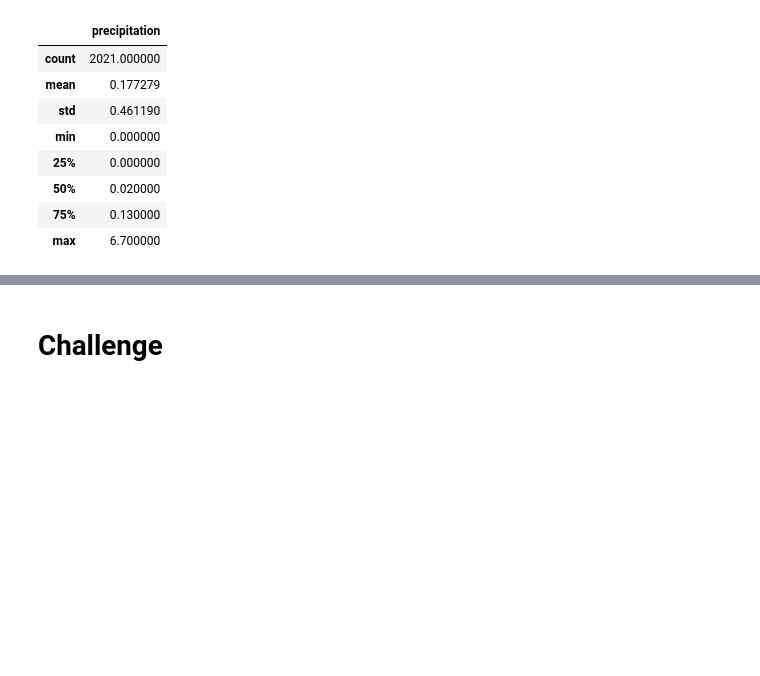
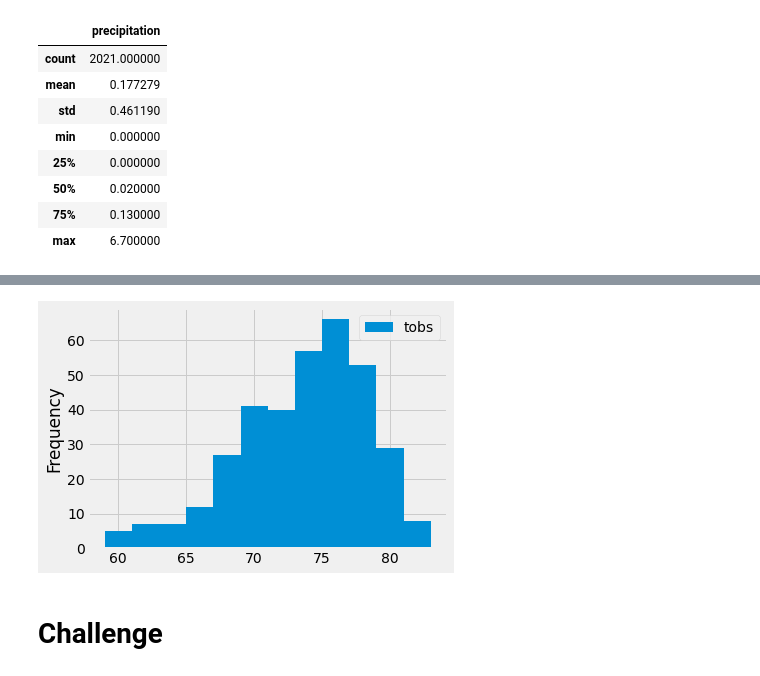
Before and after one commit to ranger9103/surfs_up, a Jupyter notebook: climate_analysis.ipynb, the cells around one changed output, grey strips where cells are left out. Drawn from its saved outputs; the diff is of its cells as text; code cells hidden in the pictures; blank space fills up the shorter version.

```diff
--- a/climate_analysis.ipynb
+++ b/climate_analysis.ipynb
@@ -164,3 +185,7 @@ df.describe()
 # %%
 # Choose the station with the highest number of temperature observations.
 # Query the last 12 months of temperature observation data for this station and plot the results as a histogram
+results = session.query(Measurement.tobs).\
+filter(Measurement.station == 'USC00519281').\
+filter(Measurement.date >= prev_year).all()
+print(results)
@@ -166,0 +194,4 @@ df.describe()
+# %%
+#convert the results to a data frame
+df=pd.DataFrame(results, columns=['tobs'])
+print(df)
@@ -167 +213,7 @@ df.describe()
+# %%
+# create a histogram dividing the temp observations in 12 different bins
+df.plot.hist(bins=12)
+plt.tight_layout()
+# %% [output]
+[figure, added]
 # %%
```
Also changed, not shown: parts of 6 cells of this notebook.
